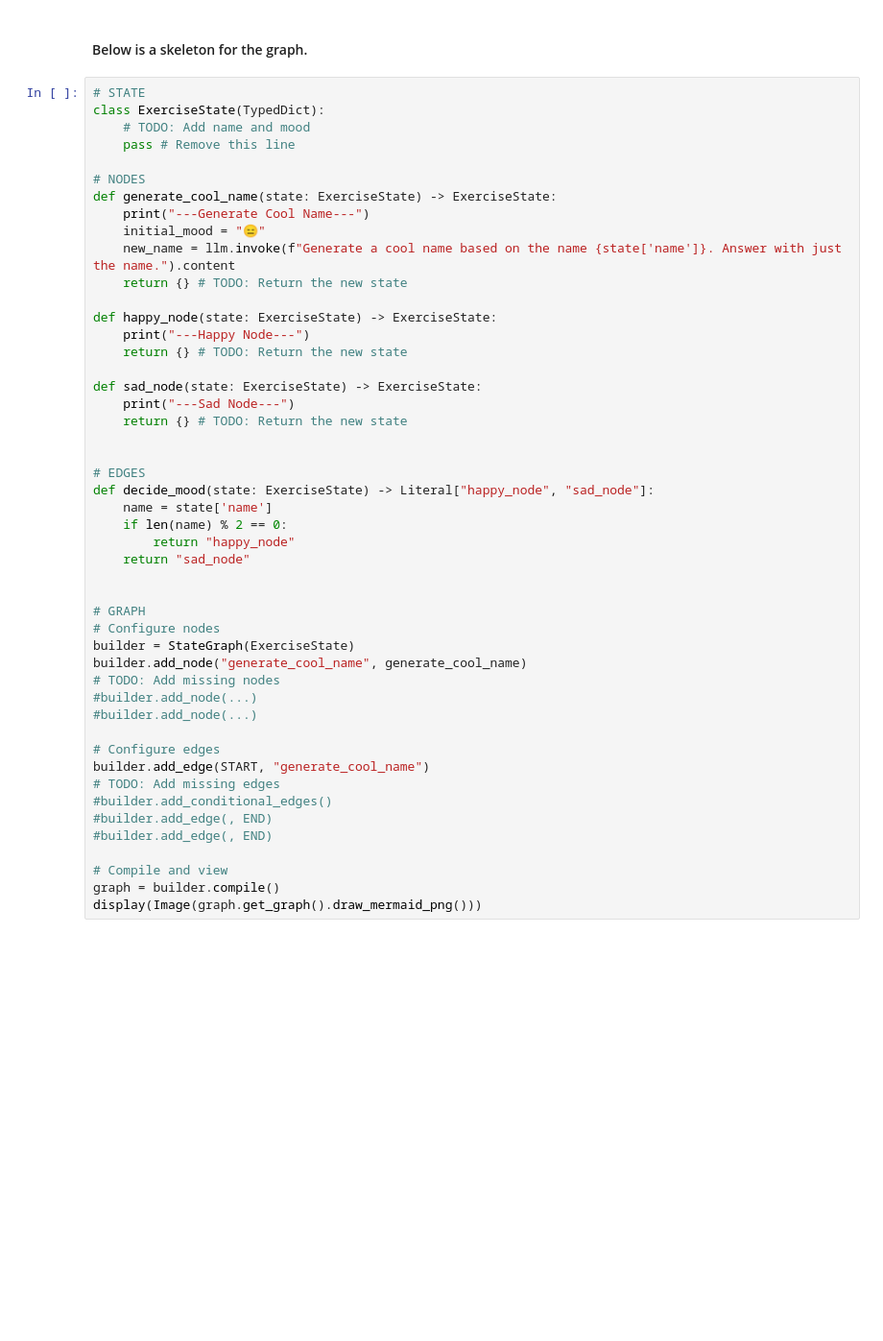
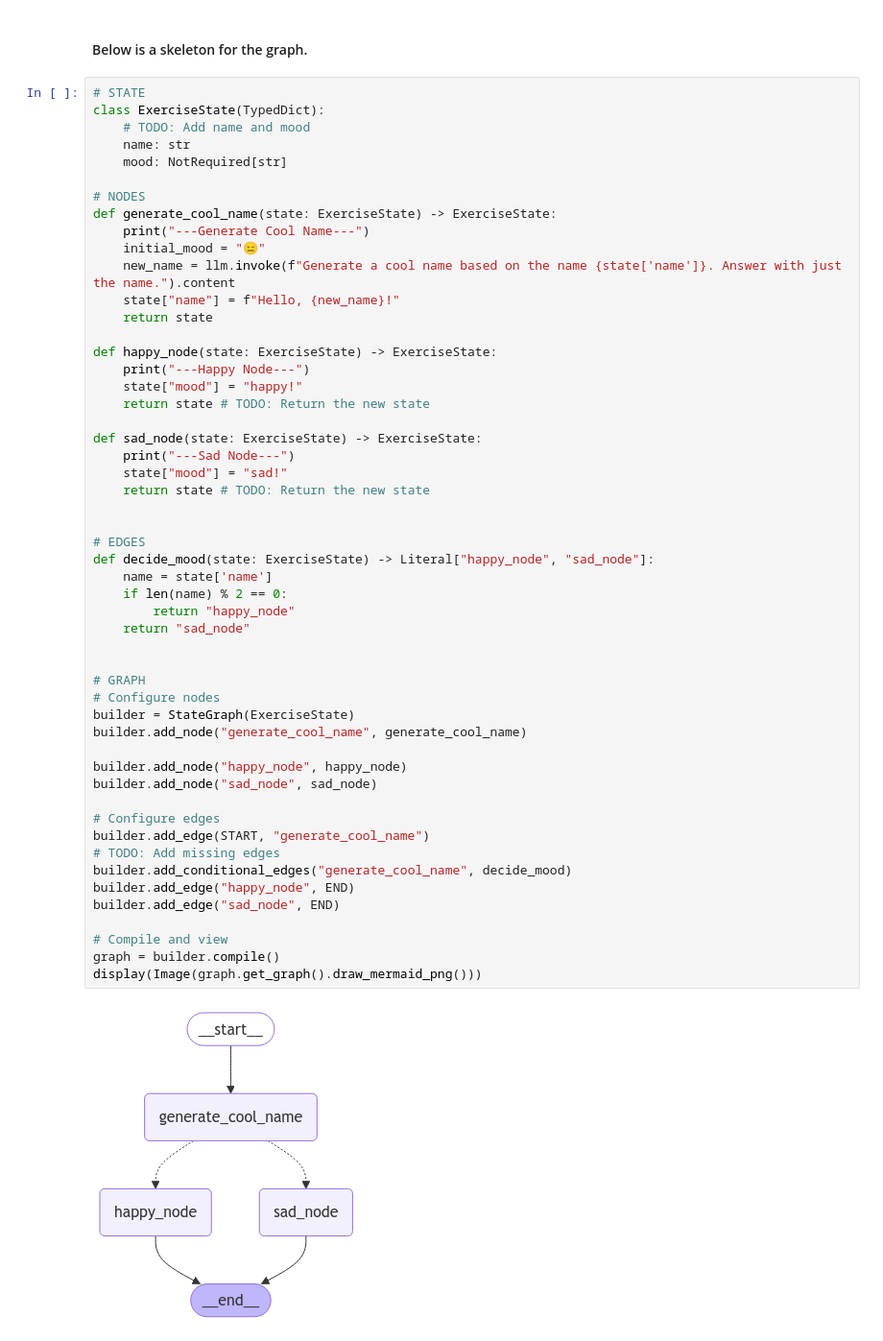
Before and after one commit to johan-skarman/ai-workshop, a Jupyter notebook: lab/3-langgraph-basics.ipynb, the cells around one changed output. Shown at 96% size. Cells and saved outputs as stored; diff of their text form; blank space fills up the shorter version.

```diff
--- a/lab/3-langgraph-basics.ipynb
+++ b/lab/3-langgraph-basics.ipynb
@@ -235,49 +247,55 @@ graph.invoke(input)
 # STATE
 class ExerciseState(TypedDict):
     # TODO: Add name and mood
-    pass # Remove this line
+    name: str
+    mood: NotRequired[str]
 
 # NODES
 def generate_cool_name(state: ExerciseState) -> ExerciseState:
     print("---Generate Cool Name---")
     initial_mood = "😑"
     new_name = llm.invoke(f"Generate a cool name based on the name {state['name']}. Answer with just the name.").content
-    return {} # TODO: Return the new state
+    state["name"] = f"Hello, {new_name}!"
+    return state
 
 def happy_node(state: ExerciseState) -> ExerciseState:
     print("---Happy Node---")
-    return {} # TODO: Return the new state
+    state["mood"] = "happy!"
+    return state # TODO: Return the new state
 
 def sad_node(state: ExerciseState) -> ExerciseState:
     print("---Sad Node---")
-    return {} # TODO: Return the new state
+    state["mood"] = "sad!"
+    return state # TODO: Return the new state
 
 
 # EDGES
 def decide_mood(state: ExerciseState) -> Literal["happy_node", "sad_node"]:
     name = state['name']
     if len(name) % 2 == 0:
         return "happy_node"
     return "sad_node"
 
 
 # GRAPH
 # Configure nodes
 builder = StateGraph(ExerciseState)
 builder.add_node("generate_cool_name", generate_cool_name)
-# TODO: Add missing nodes
-#builder.add_node(...)
-#builder.add_node(...)
+
+builder.add_node("happy_node", happy_node)
+builder.add_node("sad_node", sad_node)
 
 # Configure edges
 builder.add_edge(START, "generate_cool_name")
 # TODO: Add missing edges
-#builder.add_conditional_edges()
-#builder.add_edge(, END)
-#builder.add_edge(, END)
+builder.add_conditional_edges("generate_cool_name", decide_mood)
+builder.add_edge("happy_node", END)
+builder.add_edge("sad_node", END)
 
 # Compile and view
 graph = builder.compile()
 display(Image(graph.get_graph().draw_mermaid_png()))
+# %% [output]
+[figure, added]
 # %%
 # Invoke
```
Also changed, not shown: parts of 4 cells of this notebook, 4 other files.
